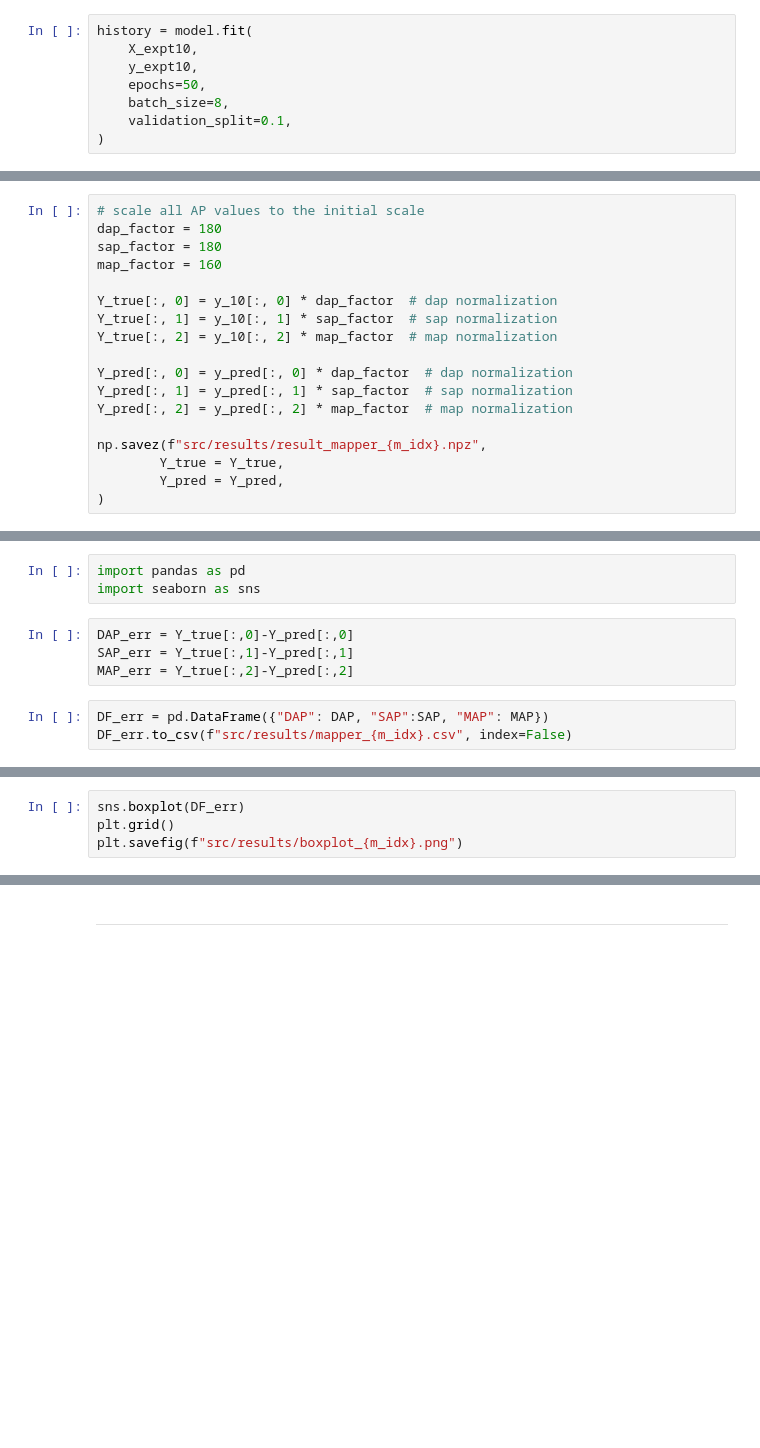
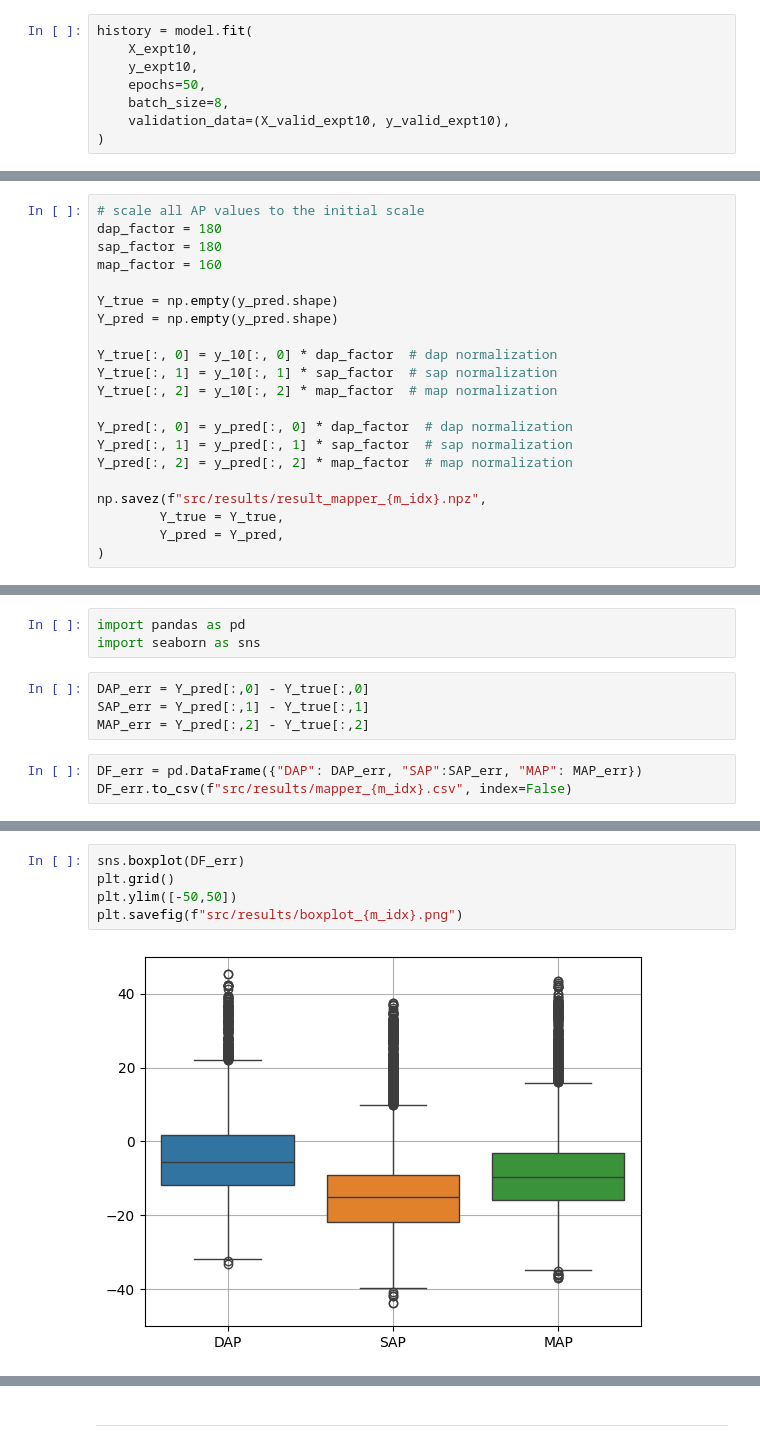
Before and after one commit to EITLabworks/In-Vivo-Data-Driven-Aortic-Pressure-Estimation-from-EIT, a Jupyter notebook: mapper_kerastuner.ipynb, the cells around one changed output, grey strips where cells are left out. Saved outputs shown, nothing was run; the diff lists cells and outputs as text; blank space fills up the shorter version.

```diff
--- a/mapper_kerastuner.ipynb
+++ b/mapper_kerastuner.ipynb
@@ -271,5 +325,5 @@ history = model.fit(
     y_expt10,
     epochs=50,
     batch_size=8,
-    validation_split=0.1,
+    validation_data=(X_valid_expt10, y_valid_expt10),
 )
@@ -291,6 +386,9 @@ y_pred = model.predict(X_10)
 dap_factor = 180
 sap_factor = 180
 map_factor = 160
+
+Y_true = np.empty(y_pred.shape)
+Y_pred = np.empty(y_pred.shape)
 
 Y_true[:, 0] = y_10[:, 0] * dap_factor  # dap normalization
 Y_true[:, 1] = y_10[:, 1] * sap_factor  # sap normalization
@@ -310,11 +408,11 @@ np.savez(f"src/results/result_mapper_{m_idx}.npz",
 import pandas as pd
 import seaborn as sns
 # %%
-DAP_err = Y_true[:,0]-Y_pred[:,0]
-SAP_err = Y_true[:,1]-Y_pred[:,1]
-MAP_err = Y_true[:,2]-Y_pred[:,2]
+DAP_err = Y_pred[:,0] - Y_true[:,0]
+SAP_err = Y_pred[:,1] - Y_true[:,1]
+MAP_err = Y_pred[:,2] - Y_true[:,2]
 # %%
-DF_err = pd.DataFrame({"DAP": DAP, "SAP":SAP, "MAP": MAP})
+DF_err = pd.DataFrame({"DAP": DAP_err, "SAP":SAP_err, "MAP": MAP_err})
 DF_err.to_csv(f"src/results/mapper_{m_idx}.csv", index=False)
 # %%
 sns.histplot(DF_err)
@@ -322,4 +422,7 @@ plt.savefig(f"src/results/histplot_{m_idx}.png")
 # %%
 sns.boxplot(DF_err)
 plt.grid()
+plt.ylim([-50,50])
 plt.savefig(f"src/results/boxplot_{m_idx}.png")
+# %% [output]
+[figure, added]
```
Also changed, not shown: parts of 46 cells of this notebook, 35 other files.
